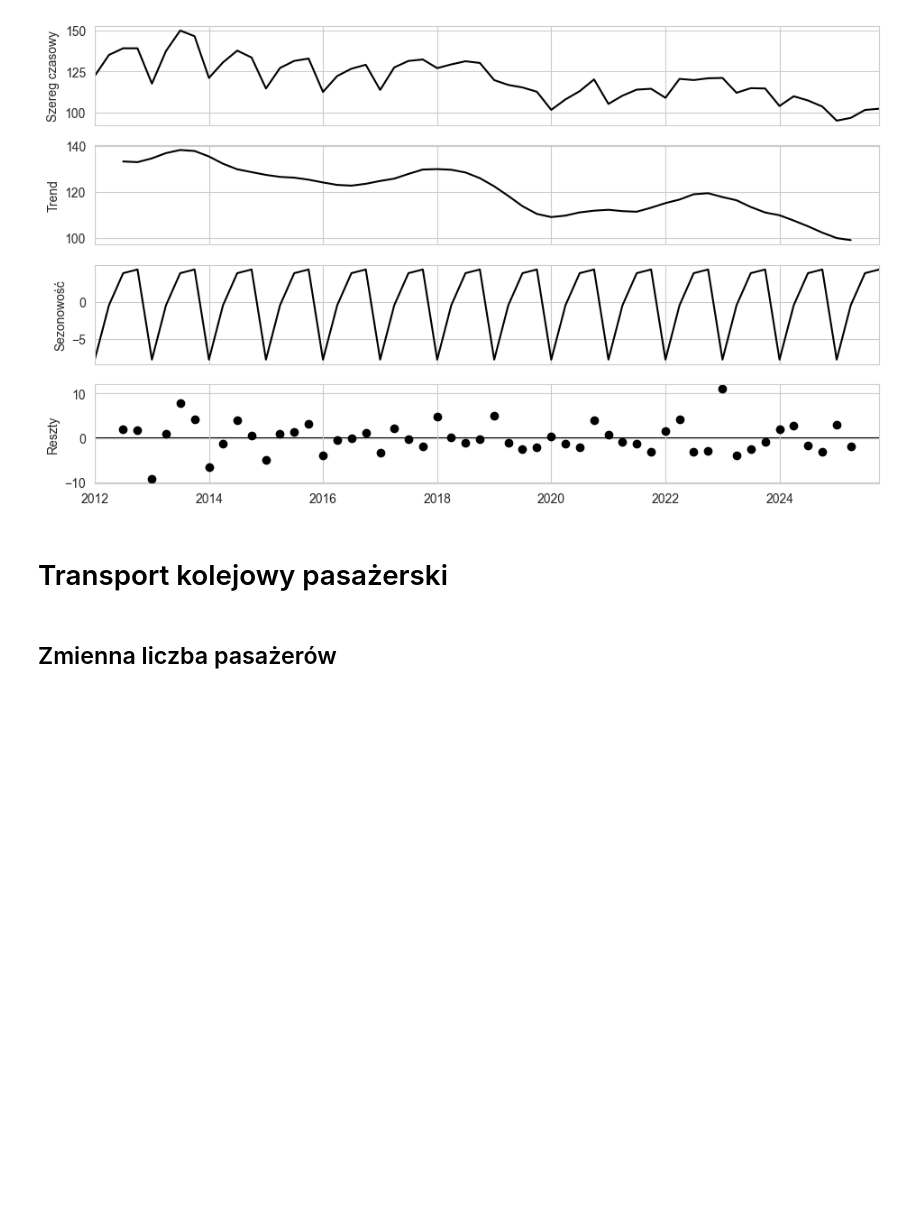
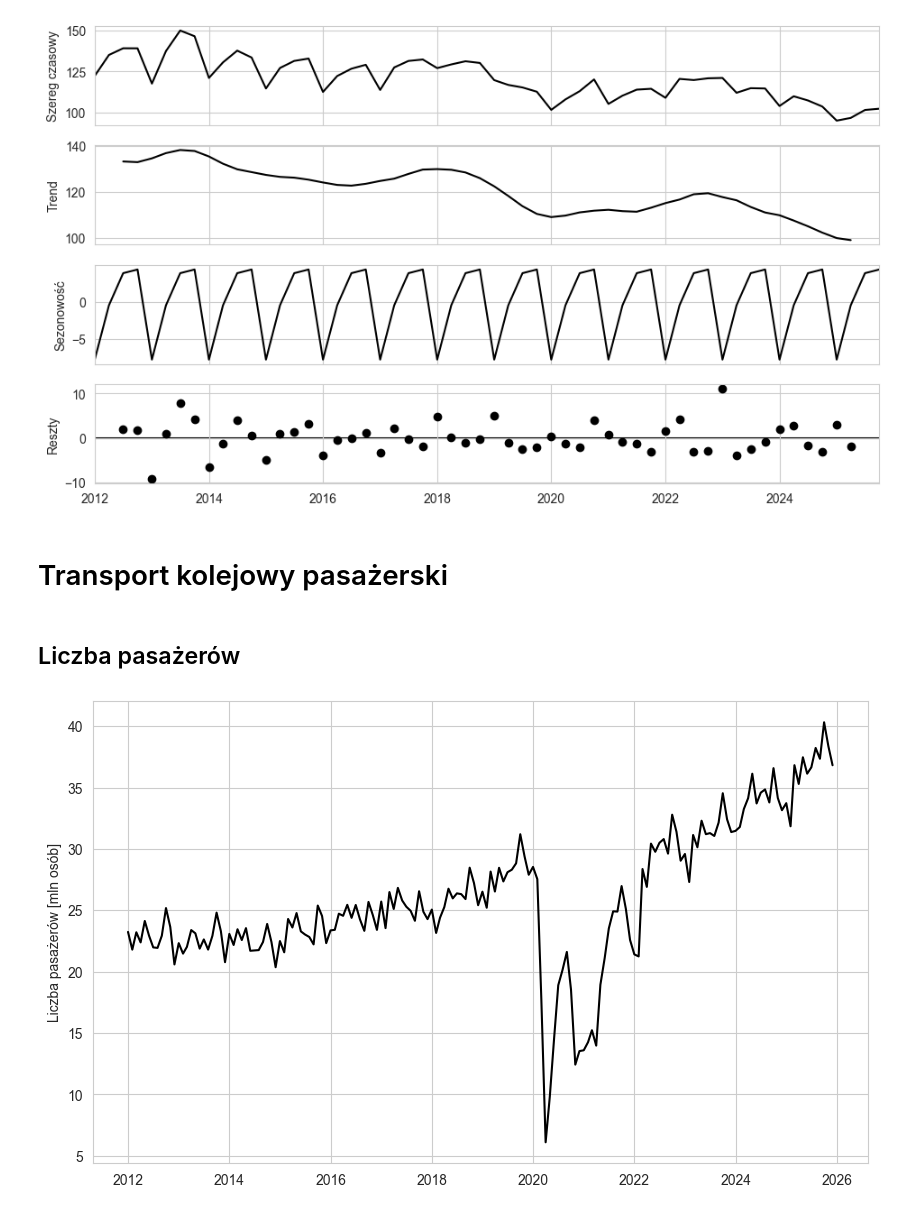
Before and after one commit to przem-pep/praca-magisterska, a Jupyter notebook: python/plotting.ipynb, the cells around one changed output. Cells and saved outputs as stored; diff of their text form; code cells hidden in the pictures; blank space fills up the shorter version.

```diff
--- a/python/plotting.ipynb
+++ b/python/plotting.ipynb
@@ -194,15 +201,17 @@ decomp_plot(
 # %% [markdown]
 # Transport kolejowy pasażerski
 # %% [markdown]
-## Zmienna liczba pasażerów
+## Liczba pasażerów
 # %%
 general_plot(
     monthly_data["tk_pas_liczba"],
     file="../figures/tk_pas_liczba.png",
     ylabel="Liczba pasażerów [mln osób]",
     title=None,
-    save_file=True
+    save_file=False
 )
+# %% [output]
+[figure, added]
 # %%
 decomp_plot(
     monthly_data["tk_pas_liczba"],
```
Also changed, not shown: parts of 55 cells of this notebook, 31 other files.
